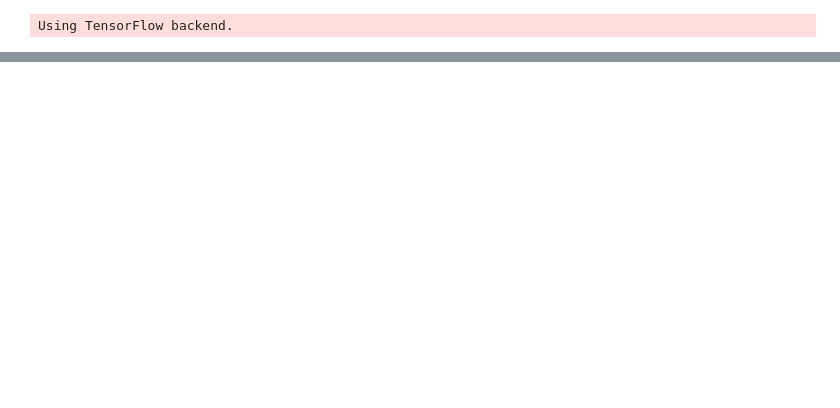
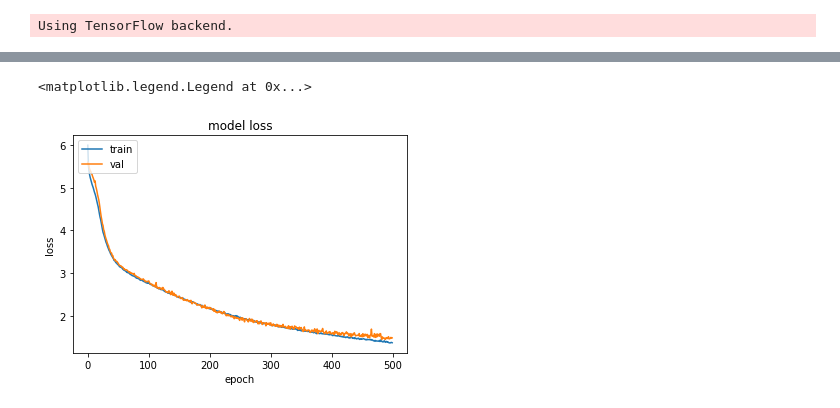
Before and after one commit to chili-epfl/deep-induction-tracing, a Jupyter notebook: LSTM_multi_input.ipynb, the cells around one changed output, grey strips where cells are left out. Drawn from its saved outputs; the diff is of its cells as text; code cells hidden in the pictures; blank space fills up the shorter version.

```diff
--- a/LSTM_multi_input.ipynb
+++ b/LSTM_multi_input.ipynb
@@ -12,7 +13,7 @@ import matplotlib.pyplot as plt
 # %% [output]
 Using TensorFlow backend.
 # %%
-data = pd.read_csv('induce-data-2019-08-08.csv').iloc[:, :]
+data = pd.read_csv('train.csv').iloc[:, :]
 vocab = ['C_E_F_T',
          'C_E_F_C',
          'C_E_F_O',
@@ -121,12 +122,13 @@ y_train = list()
 X_train = list()
 
 
-for i in tqdm(range(5, 10)):
+for i in tqdm(range(10,18)):
     X_seq, y_seq = split_sequence(data_train, i, vocab, labels, types, feat, topics, age)
     for x in X_seq:
         X_train.append(x)
     for _y in y_seq:
         y_train.append(_y)
-y_train = np_utils.to_categorical(y_train)
+#y_train = np_utils.to_categorical(y_train)
+y_train = np.asarray(y_train)
 X_train = np.asarray(X_train)
 # %%
@@ -158,13 +138,13 @@ n_hidden = int(2/3 * (X_train.shape[1]+X_train.shape[2]))
 # %%
 model = Sequential()
-model.add(LSTM(units=256, return_sequences=False, input_shape=(X_train.shape[1], X_train.shape[2])))
-#model.add(Dropout(0.2))
-#model.add(LSTM(units=n_hidden, return_sequences=False))
-#model.add(Dropout(0.2))
+model.add(CuDNNLSTM(units=50, return_sequences=True, input_shape=(X_train.shape[1], X_train.shape[2])))
+model.add(Dropout(0.2))
+model.add(CuDNNLSTM(units=50, return_sequences=False))
+model.add(Dropout(0.2))
 model.add(Dense(units=5))
 amsgrad = Adam(amsgrad=False)
 model.add(Activation('softmax'))
-model.compile(optimizer=amsgrad, loss='categorical_crossentropy', metrics=['categorical_accuracy'])
+model.compile(optimizer=amsgrad, loss='sparse_categorical_crossentropy', metrics=['sparse_categorical_accuracy'])
 model.summary()
 # %% [output]
 _________________________________________________________________
@@ -181,5 +167,12 @@ Trainable params: 271,621
 Non-trainable params: 0
 _________________________________________________________________
 # %%
-history = model.fit(X_train, np.asarray(y_train), epochs=200, batch_size=3000, shuffle=True, verbose=1)
+class_weight = {
+    0: 1.,
+    1: 1.,
+    2: 5.,
+    3: 5.,
+    4: 5.
+}
+history = model.fit(X_train, np.asarray(y_train), epochs=500, batch_size=3000, shuffle=True, verbose=2, validation_split=0.1, class_weight=class_weight)
 # %% [output]
@@ -207,0 +196,10 @@ plt.plot(history.history['acc'])
+# %%
+plt.plot(history.history['loss'])
+plt.plot(history.history['val_loss'])
+plt.title('model loss')
+plt.ylabel('loss')
+plt.xlabel('epoch')
+plt.legend(['train', 'val'], loc='upper left')
+# %% [output]
+<matplotlib.legend.Legend at 0x...>
+[figure, added]
```
Also changed, not shown: parts of 14 cells of this notebook, 2 other files.
